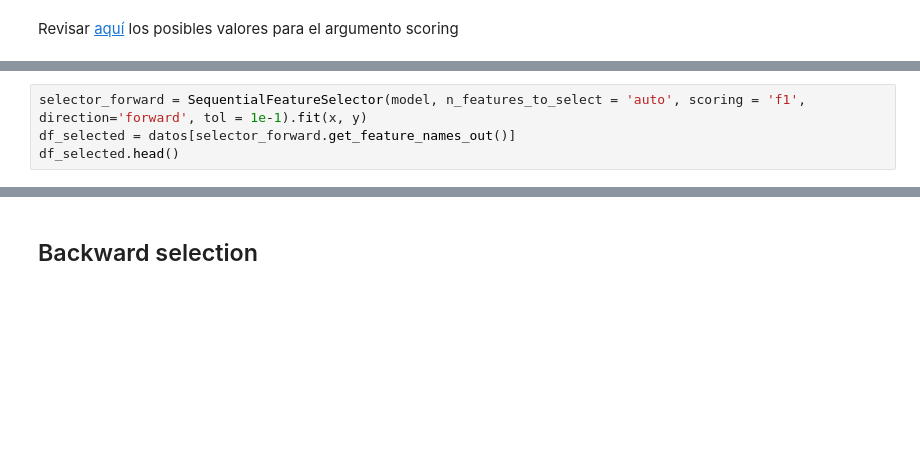
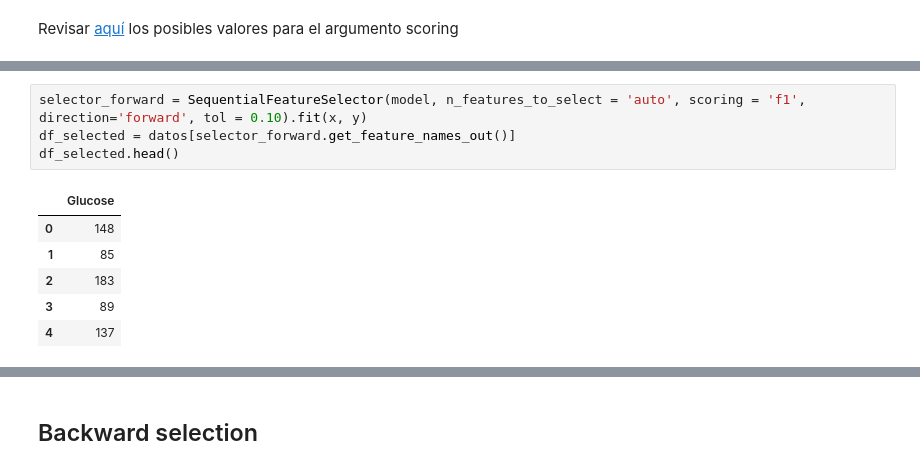
Before and after one commit to jeguns/EP7173, a Jupyter notebook: Unidad 06/Selección_de_atributos_en_modelos_de_clasificación.ipynb, the cells around one changed output, grey strips where cells are left out. Cells and saved outputs as stored; diff of their text form; blank space fills up the shorter version.

```diff
--- a/Unidad 06/Selección_de_atributos_en_modelos_de_clasificación.ipynb
+++ b/Unidad 06/Selección_de_atributos_en_modelos_de_clasificación.ipynb
@@ -206,7 +444,14 @@ df_selected.head()
 # %%
-selector_forward = SequentialFeatureSelector(model, n_features_to_select = 'auto', scoring = 'f1', direction='forward', tol = 1e-1).fit(x, y)
+selector_forward = SequentialFeatureSelector(model, n_features_to_select = 'auto', scoring = 'f1', direction='forward', tol = 0.10).fit(x, y)
 df_selected = datos[selector_forward.get_feature_names_out()]
 df_selected.head()
+# %% [output]
+|  | Glucose |
+| 0 | 148 |
+| 1 | 85 |
+| 2 | 183 |
+| 3 | 89 |
+| 4 | 137 |
 # %%
 selector_forward = SequentialFeatureSelector(model, n_features_to_select = 'auto', scoring = 'f1', direction='forward', tol = 1e-3).fit(x, y)
 df_selected = datos[selector_forward.get_feature_names_out()]
```
Also changed, not shown: parts of 78 cells of this notebook.
